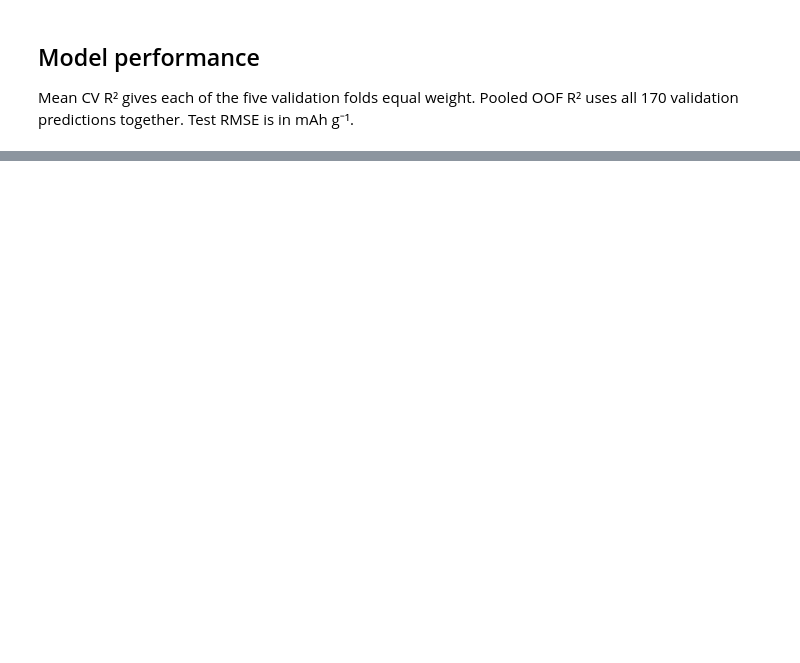
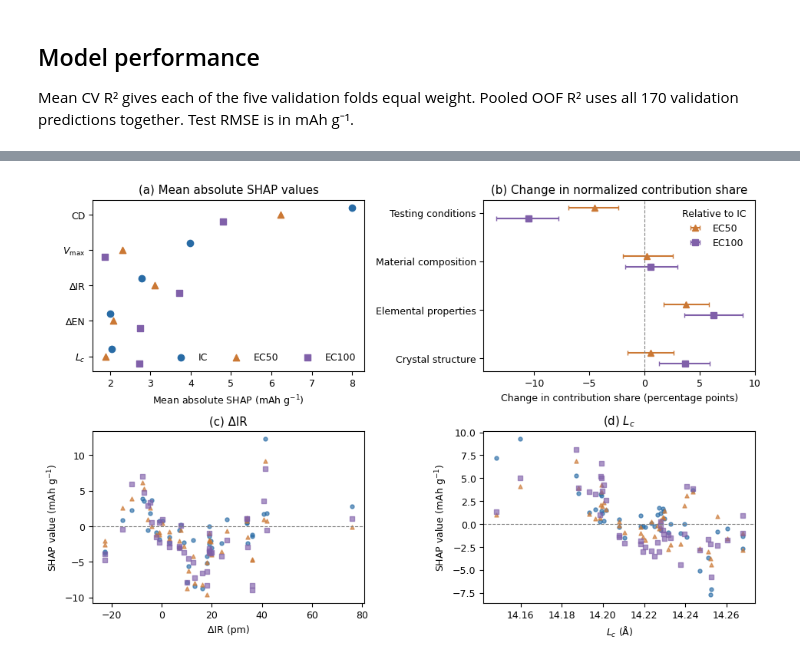
Before and after one commit to xyongkang215-ops/ncm-stage-capacity-notebook, a Jupyter notebook: paper_figures.ipynb, the cells around one changed output, grey strips where cells are left out. Saved outputs shown, nothing was run; the diff lists cells and outputs as text; code cells hidden in the pictures; blank space fills up the shorter version.

```diff
--- a/paper_figures.ipynb
+++ b/paper_figures.ipynb
@@ -83,0 +154,40 @@ for number in ("2", "3", "4", "5", "S1a", "S1b", "S2"):
+# %%
+key_features = ["CD", "V_max", "△IR", "△EN", "L_c"]
+class_share = pd.DataFrame({group: shares.loc[members].sum() for group, members in groups.items()}).T
+fig, axs = plt.subplots(2, 2, figsize=(9.4, 6), layout="constrained")
+a, b, c, d = axs.flat
+y = np.arange(len(key_features))
+for j, stage in enumerate(stages):
+    color, marker = style[stage]
+    a.scatter(importance.loc[key_features, stage], y + (j-1)*.2,
+              c=color, marker=marker, label=stage)
+    for ax, name in [(c, "△IR"), (d, "L_c")]:
+        ax.scatter(X_test[name], signed[stage][:, X_test.columns.get_loc(name)],
+                   c=color, marker=marker, s=13, alpha=.65)
+a.set(yticks=y, yticklabels=[labels.get(name, name) for name in key_features],
+      xlabel=f"Mean absolute SHAP ({capacity})", title="(a) Mean absolute SHAP values")
+a.invert_yaxis()
+a.legend(frameon=False, ncol=3)
+
+# Archived percentile endpoints, grouped by stage contrast and descriptor class.
+bounds = np.array([(-6.868363261415414, -2.3878519946024075), (-1.987347000069075, 2.593141579046218), (1.743942248863882, 5.86057983957205), (-1.52172722023689, 2.603964620378593), (-13.48040574788472, -7.807480171102528), (-1.7536992097191753, 2.9544671064368853), (3.623704255222903, 8.923458621807079), (1.3283186085228256, 5.908877690219292)]).reshape(2, 4, 2)
+
+y = np.arange(len(groups))
+for j, stage in enumerate(stages[1:]):
+    center = (class_share[stage] - class_share.IC).to_numpy()
+    low, high = bounds[j].T
+    color, marker = style[stage]
+    b.errorbar(center, y + (j-.5)*.22, xerr=[center-low, high-center], fmt=marker,
+               color=color, capsize=2, label=stage)
+b.axvline(0, color="0.5", ls="--", lw=.8)
+b.set(yticks=y, yticklabels=list(groups), xlabel="Change in contribution share (percentage points)",
+      title="(b) Change in normalized contribution share")
+b.invert_yaxis()
+b.legend(title="Relative to IC", frameon=False)
+for ax, panel, name, unit in [(c, "c", "△IR", "pm"), (d, "d", "L_c", "Å")]:
+    ax.axhline(0, color="0.5", ls="--", lw=.8)
+    ax.set(xlabel=f"{labels[name]} ({unit})", ylabel=f"SHAP value ({capacity})",
+           title=f"({panel}) {labels[name]}")
+plt.show()
+# %% [output]
+[figure, added]
```
Also changed, not shown: parts of 16 cells of this notebook, 1 other file.
